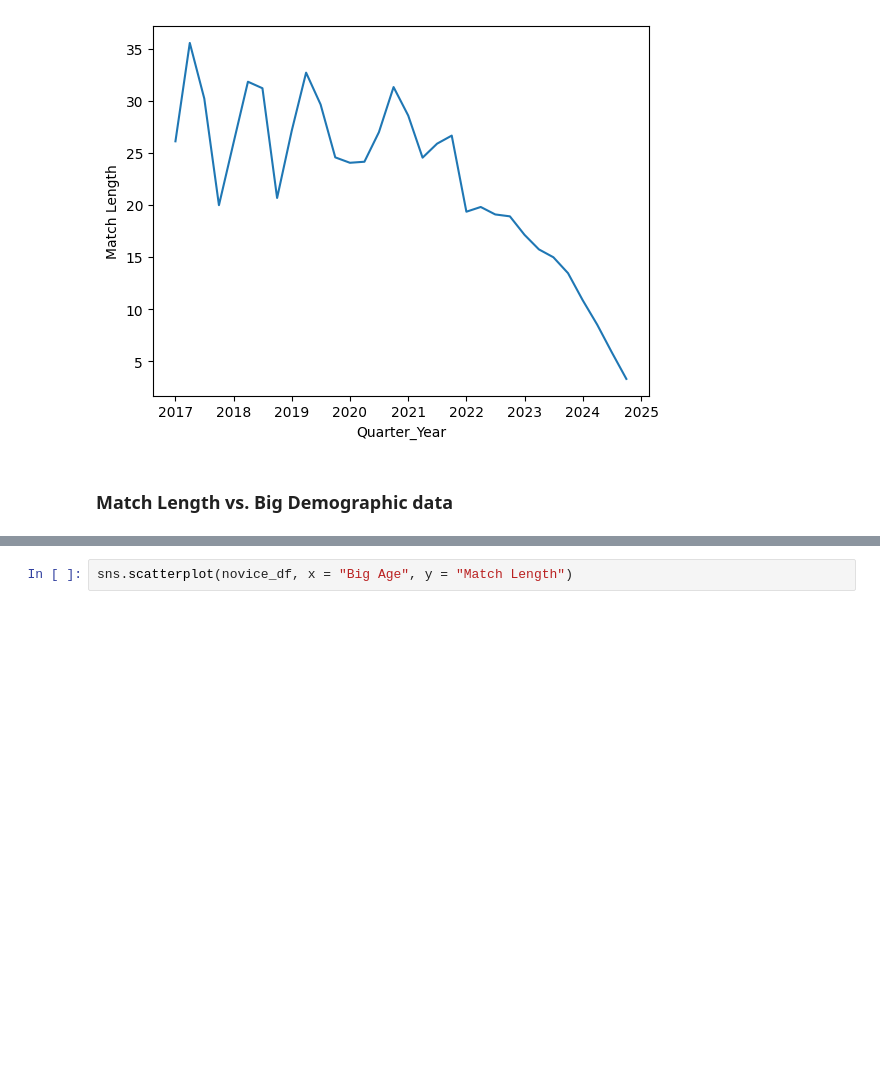
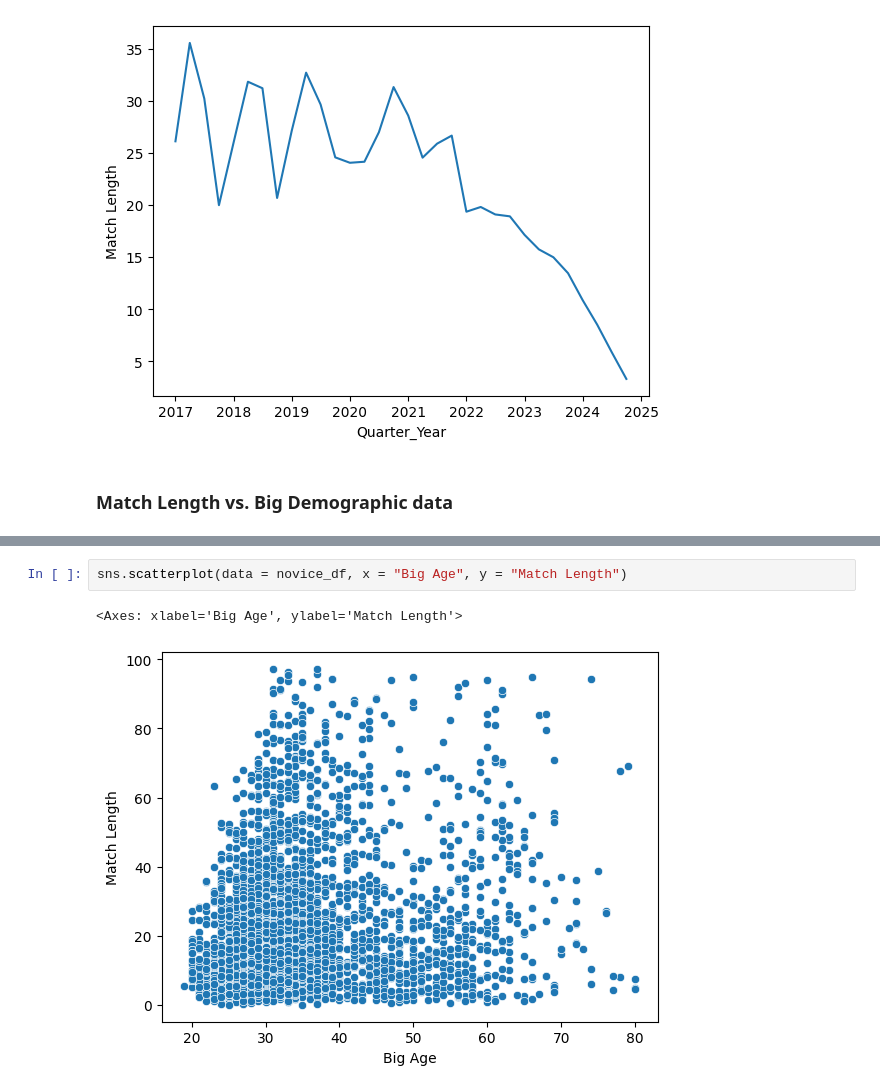
Before and after one commit to Al-Ashir-Intisar/minneMUDAC2025, a Jupyter notebook: MinneMUDAC2025_Anh.ipynb, the cells around one changed output, grey strips where cells are left out. Drawn from its saved outputs; the diff is of its cells as text; blank space fills up the shorter version.

```diff
--- a/MinneMUDAC2025_Anh.ipynb
+++ b/MinneMUDAC2025_Anh.ipynb
@@ -874,3 +923,6 @@ sns.lineplot(data = temp, x = "Quarter_Year", y = "Match Length")
 # %%
-sns.scatterplot(novice_df, x = "Big Age", y = "Match Length")
+sns.scatterplot(data = novice_df, x = "Big Age", y = "Match Length")
+# %% [output]
+<Axes: xlabel='Big Age', ylabel='Match Length'>
+[figure, added]
 # %%
```
Also changed, not shown: parts of 34 cells of this notebook, 2 other files.
